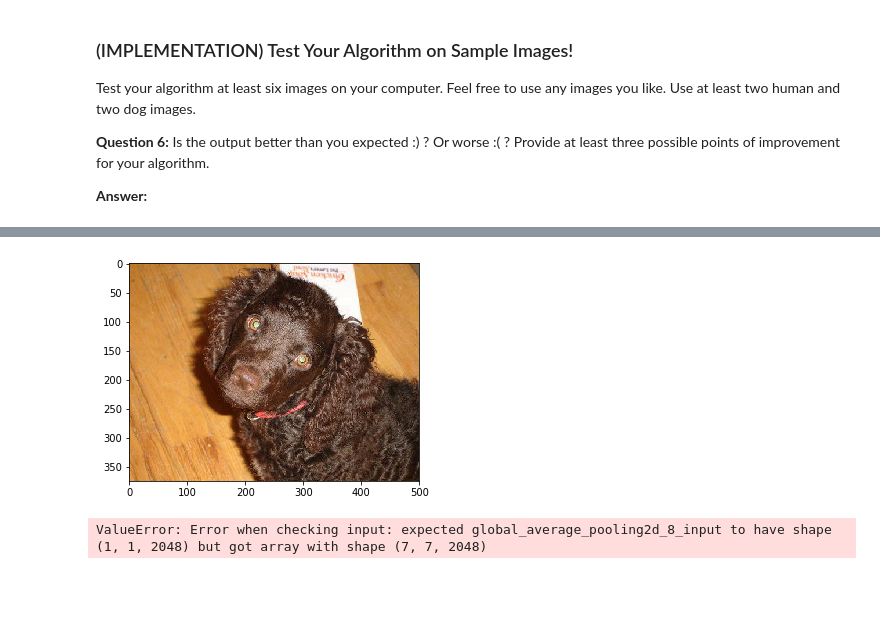
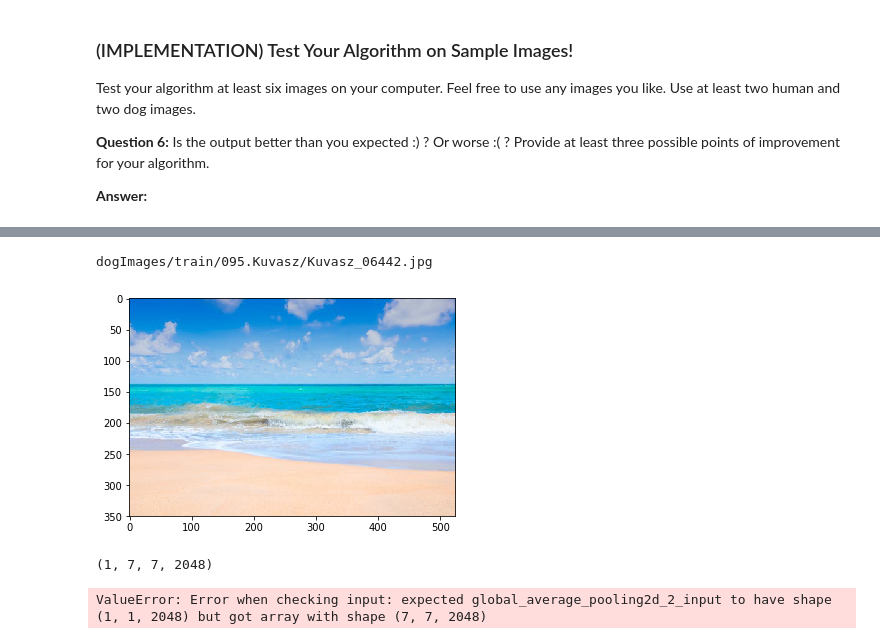
Before and after one commit to SiddheshKhedekar/Dog_Breed_Classifier, a Jupyter notebook: dog_app.ipynb, the cells around one changed output, grey strips where cells are left out. Saved outputs shown, nothing was run; the diff lists cells and outputs as text; code cells hidden in the pictures; blank space fills up the shorter version.

Commit message:
tried a different model

```diff
--- a/dog_app.ipynb
+++ b/dog_app.ipynb
@@ -620,9 +628,8 @@ __Answer:__
 ### TODO: Define your architecture.
 
 resnet50_model = Sequential()
-resnet50_model.add(GlobalAveragePooling2D(input_shape=train_Resnet50.shape[1:]))
+resnet50_model.add(GlobalAveragePooling2D(input_shape=train_ResNet50.shape[1:]))
 resnet50_model.add(Dense(133, activation='softmax'))
-
 resnet50_model.summary()
 # %% [output]
 _________________________________________________________________
@@ -652,11 +658,11 @@ You are welcome to [augment the training data](https://blog.keras.io/building-po
 ### TODO: Train the model.
 
 checkpointer = ModelCheckpoint(filepath='saved_models/weights.best.ResNet50.hdf5',
-                               verbose=1, save_best_only=True)
+                               verbose=2, save_best_only=True)
 
-resnet50_model.fit(train_Resnet50, train_targets,
-          validation_data=(valid_Resnet50, valid_targets),
-          epochs=20, batch_size=20, callbacks=[checkpointer], verbose=1)
+resnet50_model.fit(train_ResNet50, train_targets,
+          validation_data=(valid_ResNet50, valid_targets),
+          epochs=20, batch_size=20, callbacks=[checkpointer], verbose=2)
 # %% [output]
 Train on 6680 samples, validate on 835 samples
 Epoch 1/20
@@ -714,10 +723,16 @@ where `{network}`, in the above filename, should be one of `VGG19`, `Resnet50`,
 # %%
 ### TODO: Write a function that takes a path to an image as input
 ### and returns the dog breed that is predicted by the model.
+from extract_bottleneck_features import *
 
-def Resnet50_predict_dog_breed(img_path):
+def dog_breed_predictor(img_path):
     # extract bottleneck features
     bottleneck_feature = extract_Resnet50(path_to_tensor(img_path))
+    bottleneck_feature = np.expand_dims(bottleneck_feature, axis=0)
+    bottleneck_feature = np.expand_dims(bottleneck_feature, axis=0)
+    #bottleneck_feature = np.expand_dims(bottleneck_feature, axis=0)
+    resnet50_model.load_weights('saved_models/weights.best.ResNet50.hdf5')
+    print(bottleneck_feature.shape)
     # obtain predicted vector
     predicted_vector = resnet50_model.predict(bottleneck_feature)
     # return dog breed that is predicted by the model
@@ -743,20 +758,18 @@ Some sample output for our algorithm is provided below, but feel free to design
 # %%
 ### TODO: Write your algorithm.
 ### Feel free to use as many code cells as needed.
+def dog_breed_classifier(img_path):
 
-def run_dog_classifier_app(file_path):
-    predicted_breed = Resnet50_predict_dog_breed(file_path)
-    # Display the image
-    img = cv2.imread(file_path)
+    img = cv2.imread(img_path)
     cv_rgb = cv2.cvtColor(img, cv2.COLOR_BGR2RGB)
     plt.imshow(cv_rgb)
     plt.show()
 
-    if dog_detector(file_path):
+    if dog_detector(img_path):
+        predicted_breed = dog_breed_predictor(img_path)
         print('\nThe dog is predicted to be a: %s' % predicted_breed)
-    elif face_detector(file_path):
+    elif face_detector(img_path):
+        predicted_breed = dog_breed_predictor(img_path)
         print('\nThe human looks like a: %s' % predicted_breed)
     else:
-        print("\nNeither a Human or a Dog was detected in the provided image: %s" % file_path)
-
-run_dog_classifier_app(train_files[0])
+        print("\nNeither a Human or a Dog was detected in the provided image: %s" % img_path)
@@ -779,10 +797,14 @@ __Answer:__
+# %%
+print(train_files[0])
+# %% [output]
+dogImages/train/095.Kuvasz/Kuvasz_06442.jpg
 # %%
 ## TODO: Execute your algorithm from Step 6 on
 ## at least 6 images on your computer.
 ## Feel free to use as many code cells as needed.
-
-for file in sorted(glob("images/*")):
-     run_dog_classifier_app(file)
+for file in sorted(glob("test_images/*")):
+     dog_breed_classifier(file)
 # %% [output]
-[figure, old version]
+[figure, new version]
-ValueError: Error when checking input: expected global_average_pooling2d_8_input to have shape (1, 1, 2048) but got array with shape (7, 7, 2048)
+(1, 7, 7, 2048)
+ValueError: Error when checking input: expected global_average_pooling2d_2_input to have shape (1, 1, 2048) but got array with shape (7, 7, 2048)
```
Also changed, not shown: parts of 20 cells of this notebook, 8 other files.
